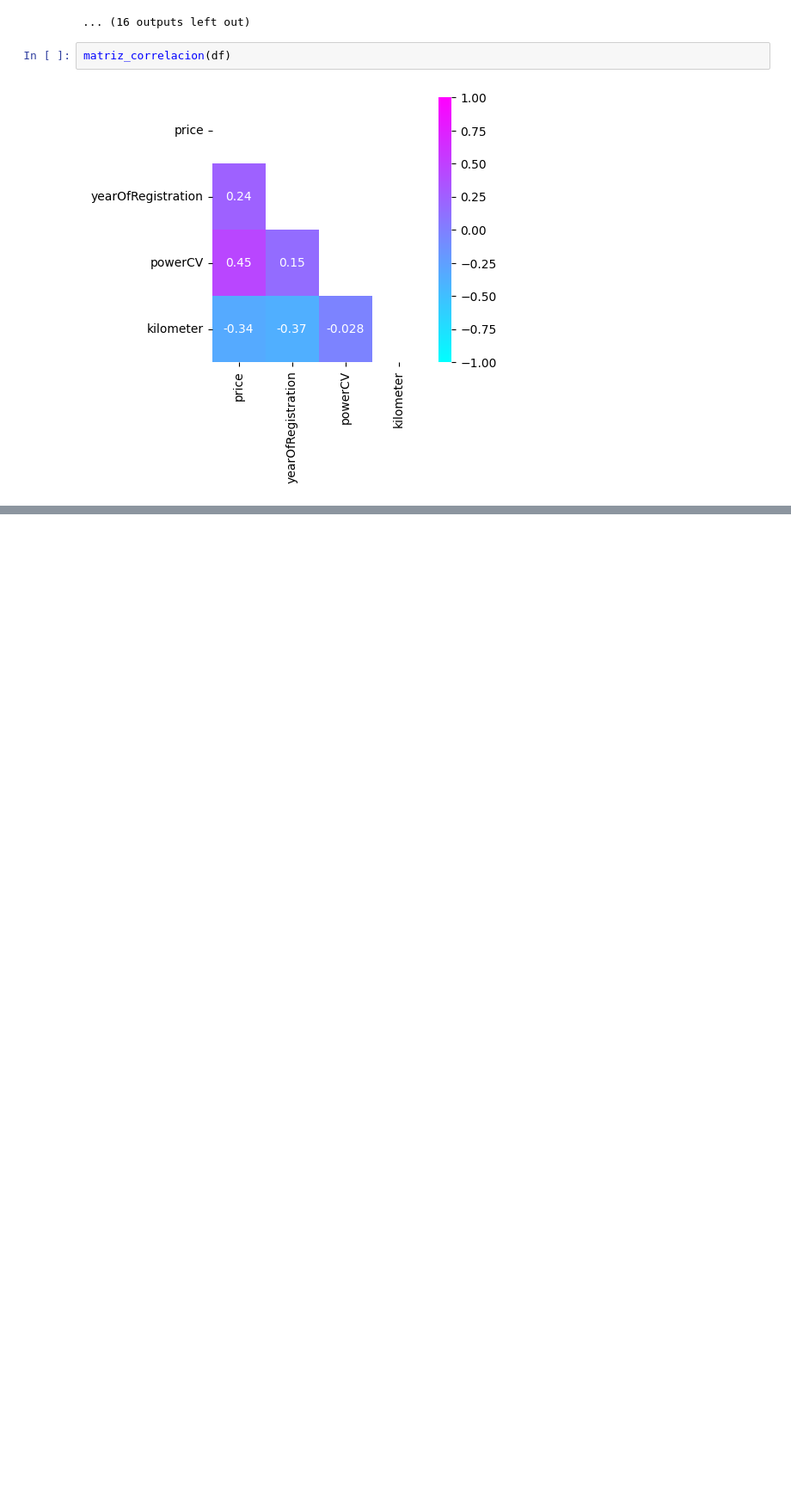
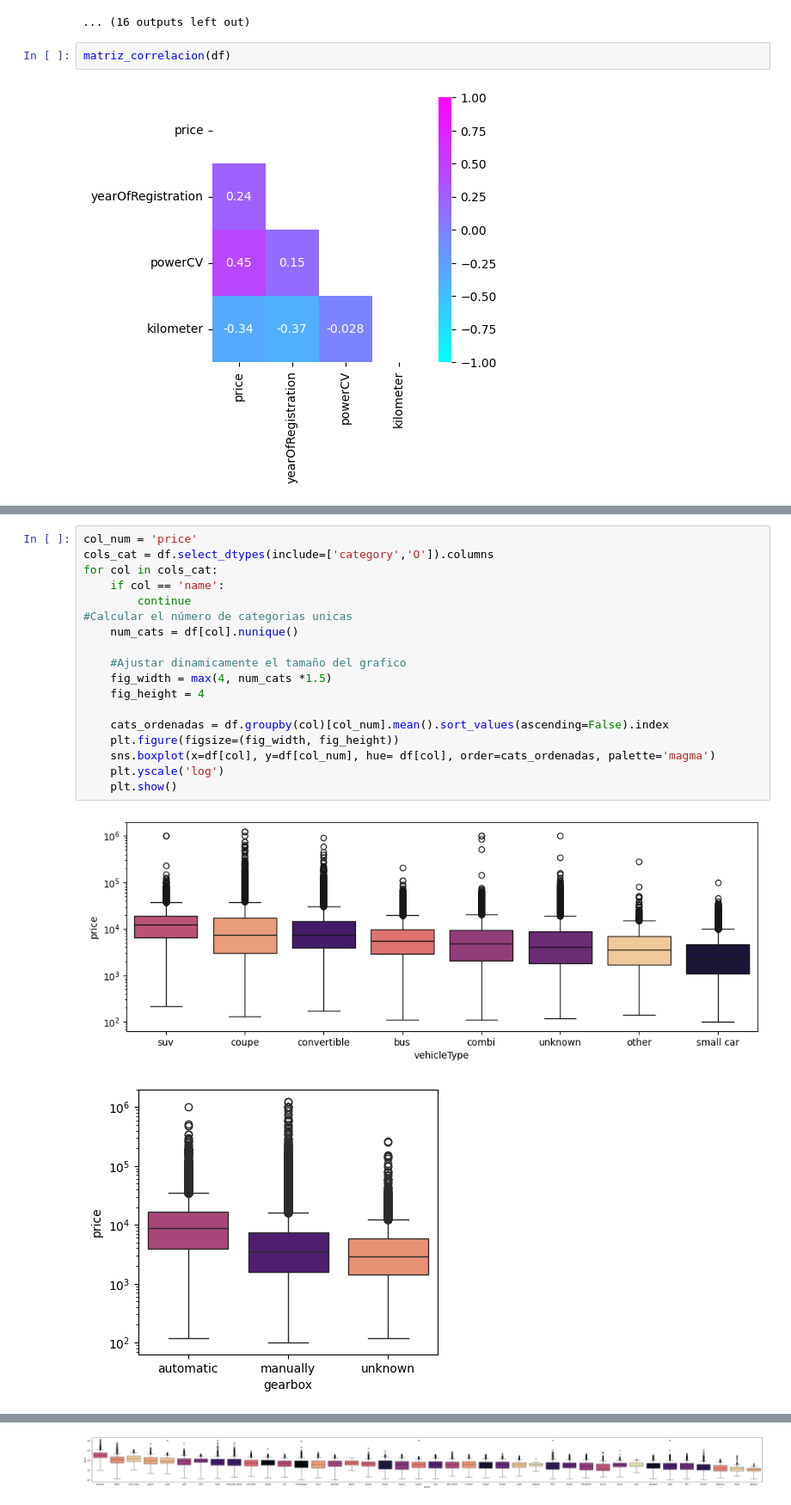
Before and after one commit to Krystiian5/EDA_autorenew, a Jupyter notebook: notebooks/03.EDA.ipynb, the cells around one changed output, grey strips where cells are left out. Shown at 86% size. Drawn from its saved outputs; the diff is of its cells as text; blank space fills up the shorter version.

```diff
--- a/notebooks/03.EDA.ipynb
+++ b/notebooks/03.EDA.ipynb
@@ -184,0 +209,21 @@ matriz_correlacion(df)
+# %%
+col_num = 'price'
+cols_cat = df.select_dtypes(include=['category','O']).columns
+for col in cols_cat:
+    if col == 'name':
+        continue
+#Calcular el número de categorias unicas
+    num_cats = df[col].nunique()
+
+    #Ajustar dinamicamente el tamaño del grafico
+    fig_width = max(4, num_cats *1.5)
+    fig_height = 4
+
+    cats_ordenadas = df.groupby(col)[col_num].mean().sort_values(ascending=False).index
+    plt.figure(figsize=(fig_width, fig_height))
+    sns.boxplot(x=df[col], y=df[col_num], hue= df[col], order=cats_ordenadas, palette='magma')
+    plt.yscale('log')
+    plt.show()
+# %% [output]
+[figure, added]
+[figure, added]
@@ -184,0 +231 @@ matriz_correlacion(df)
+[figure, added]
```
Also changed, not shown: parts of 5 cells of this notebook.
